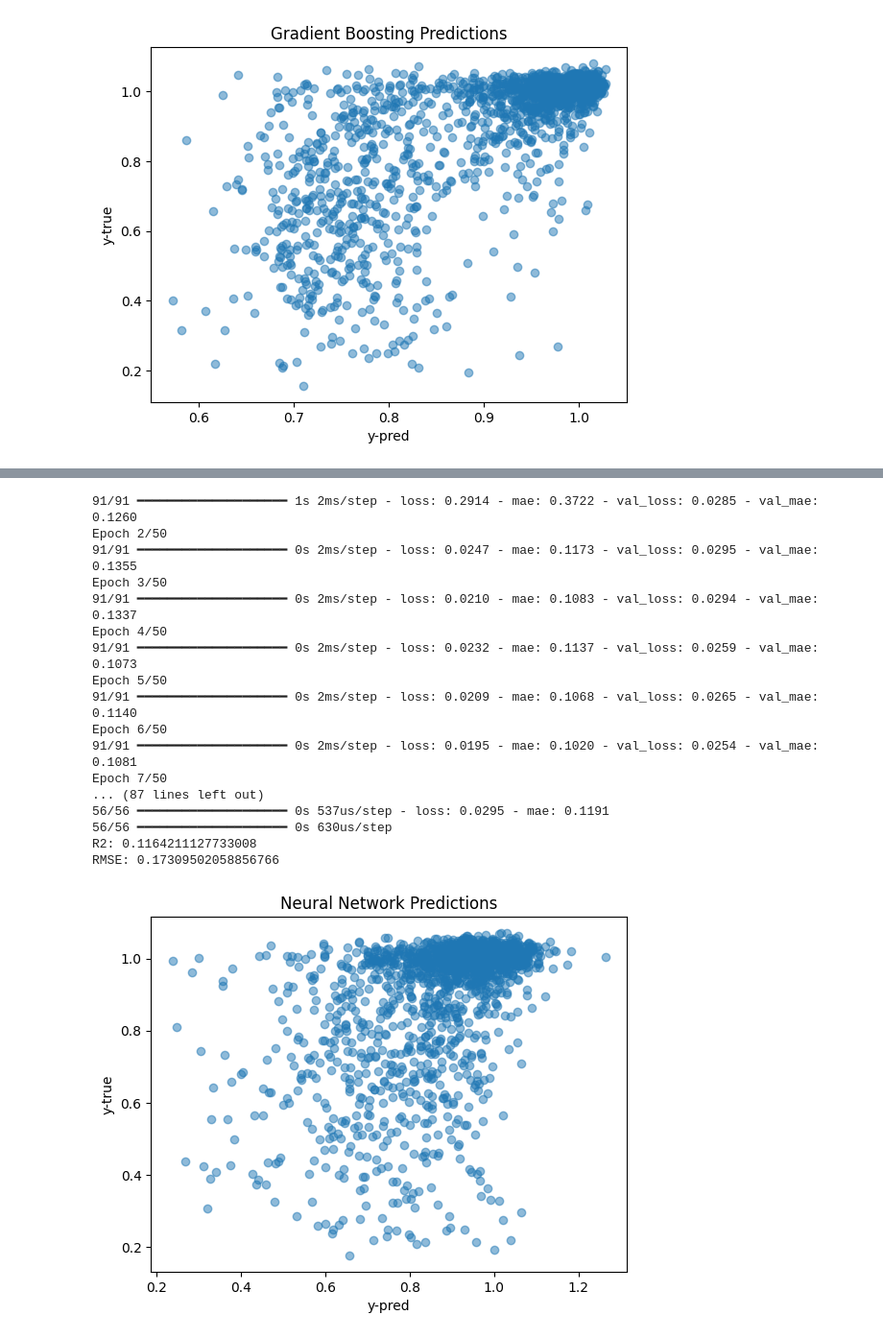
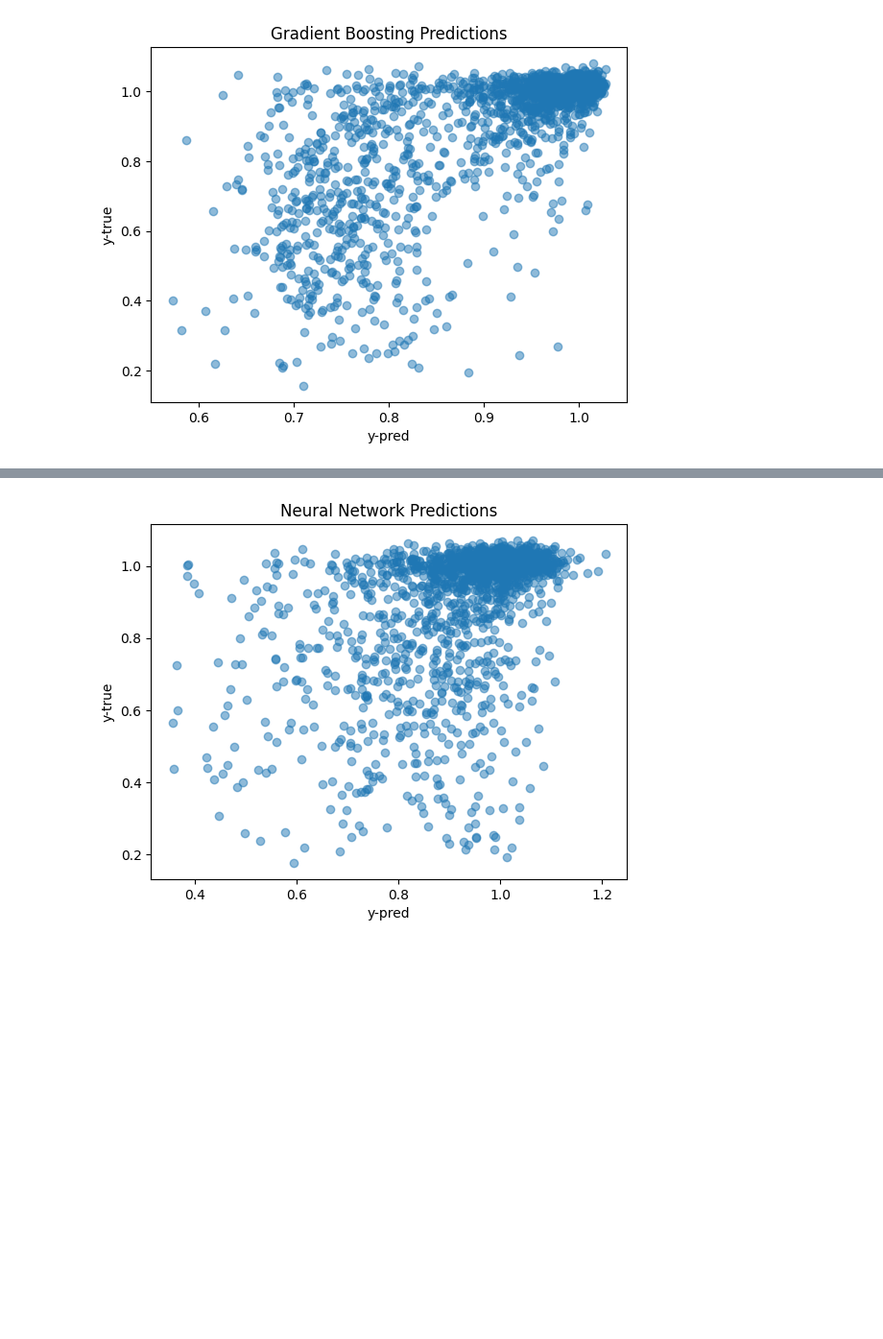
Before and after one commit to lesves/yeast-embeddings, a Jupyter notebook: InitialEvaluation.ipynb, the cells around one changed output, grey strips where cells are left out. Shown at 96% size. Saved outputs shown, nothing was run; the diff lists cells and outputs as text; code cells hidden in the pictures; blank space fills up the shorter version.

```diff
--- a/InitialEvaluation.ipynb
+++ b/InitialEvaluation.ipynb
@@ -240,7 +254,7 @@ RMSE: 0.1368283744716041
 # %%
 # Use Basic Neural Network
 from tensorflow.keras.models import Sequential
-from tensorflow.keras.layers import Dense
+from tensorflow.keras.layers import Dense, Input
 from tensorflow.keras.optimizers import Adam
 
 A = smf_filter.merge(yeast_emb_best, on='gene_id', how='inner').dropna()
@@ -248,12 +262,15 @@ X = A.iloc[:, 5:]
 y = A['smf_30']
 X_train, X_test, y_train, y_test = train_test_split(X, y, test_size=0.33, random_state=49)
 
-model = Sequential()
-model.add(Dense(128, input_dim=X_train.shape[1], activation='relu'))
-model.add(Dense(64, activation='relu'))
-model.add(Dense(1))
+model = Sequential([
+    Input(shape=(X_train.shape[1],)),
+    Dense(128, activation='relu'),
+    Dense(64, activation='relu'),
+    Dense(32, activation='relu'),
+    Dense(1)
+])
 
-model.compile(optimizer=Adam(learning_rate=0.001), loss='mse', metrics=['mae'])
+model.compile(optimizer=Adam(learning_rate=0.001), loss='mse', metrics=['mse'])
 
 model.fit(X_train, y_train, validation_split=0.2, epochs=50, batch_size=32, verbose=1)
 
@@ -272,18 +305 @@ Epoch 1/50
-91/91 ━━━━━━━━━━━━━━━━━━━━ 1s 2ms/step - loss: 0.2914 - mae: 0.3722 - val_loss: 0.0285 - val_mae: 0.1260
-Epoch 2/50
-91/91 ━━━━━━━━━━━━━━━━━━━━ 0s 2ms/step - loss: 0.0247 - mae: 0.1173 - val_loss: 0.0295 - val_mae: 0.1355
-Epoch 3/50
-91/91 ━━━━━━━━━━━━━━━━━━━━ 0s 2ms/step - loss: 0.0210 - mae: 0.1083 - val_loss: 0.0294 - val_mae: 0.1337
-Epoch 4/50
-91/91 ━━━━━━━━━━━━━━━━━━━━ 0s 2ms/step - loss: 0.0232 - mae: 0.1137 - val_loss: 0.0259 - val_mae: 0.1073
-Epoch 5/50
-91/91 ━━━━━━━━━━━━━━━━━━━━ 0s 2ms/step - loss: 0.0209 - mae: 0.1068 - val_loss: 0.0265 - val_mae: 0.1140
-Epoch 6/50
-91/91 ━━━━━━━━━━━━━━━━━━━━ 0s 2ms/step - loss: 0.0195 - mae: 0.1020 - val_loss: 0.0254 - val_mae: 0.1081
-Epoch 7/50
-... (87 lines left out)
-56/56 ━━━━━━━━━━━━━━━━━━━━ 0s 537us/step - loss: 0.0295 - mae: 0.1191
-56/56 ━━━━━━━━━━━━━━━━━━━━ 0s 630us/step
-R2: 0.1164211127733008
-RMSE: 0.17309502058856766
-[figure, old version]
+[figure, new version]
```
Also changed, not shown: parts of 3 cells of this notebook.
